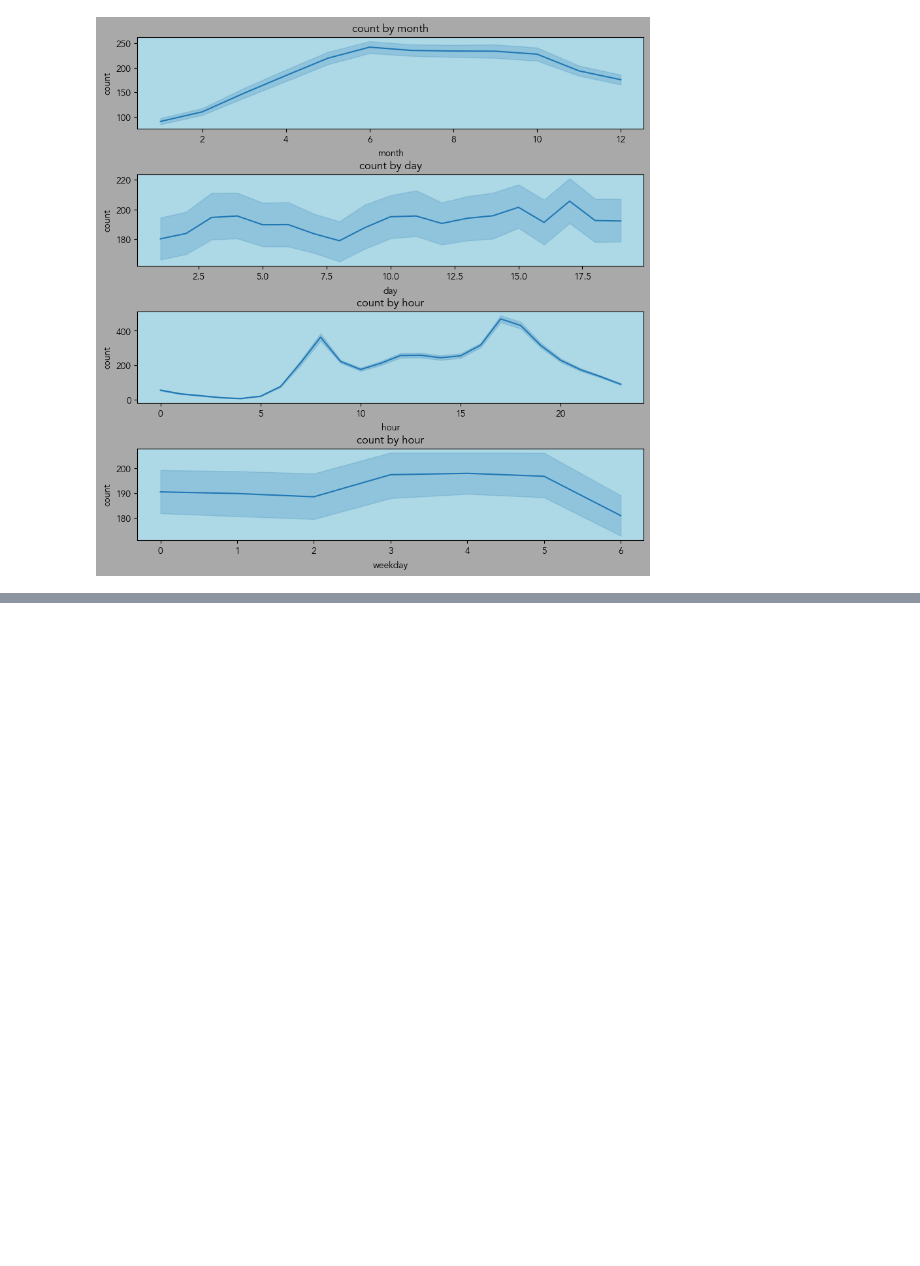
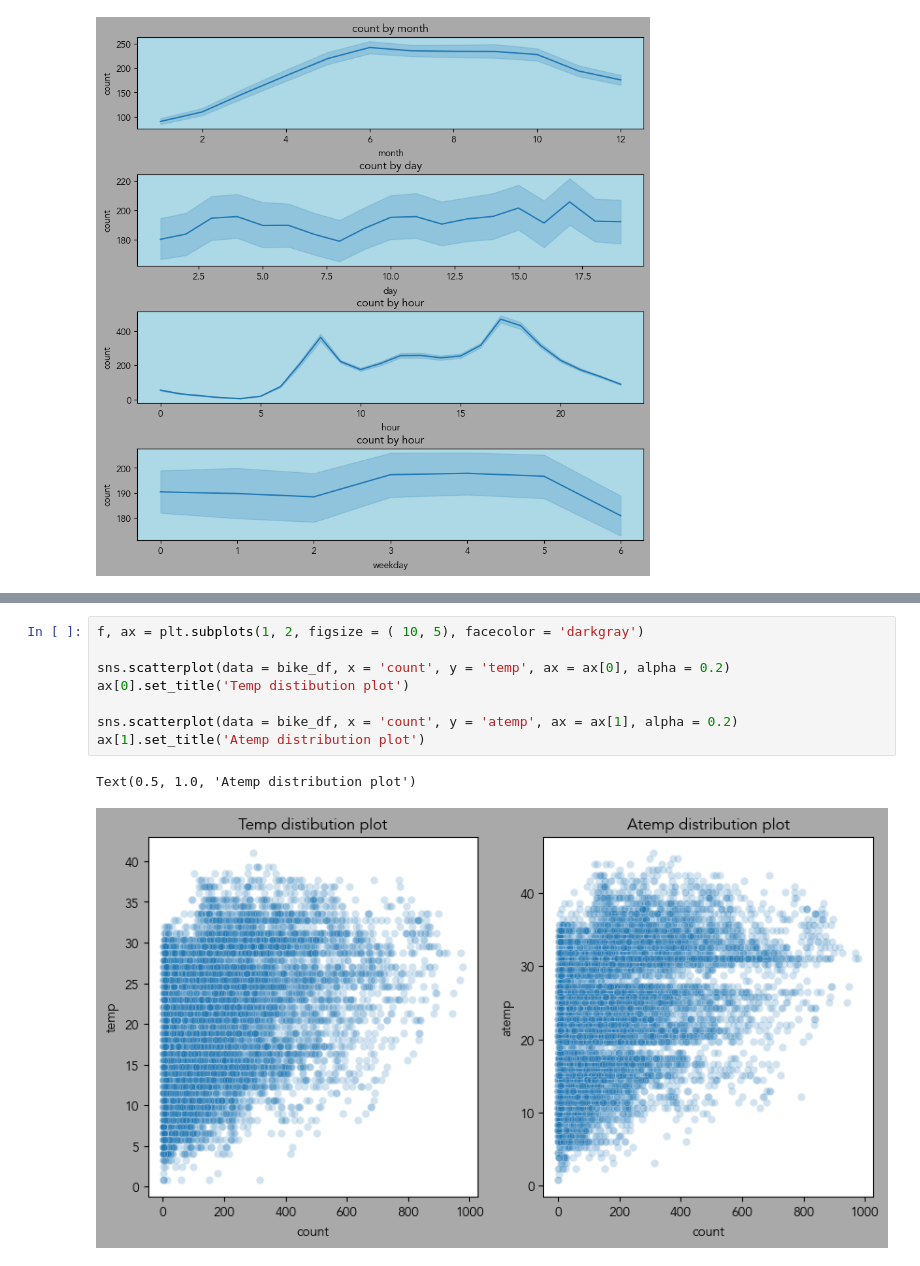
Before and after one commit to gyjong/workplace, a Jupyter notebook: Portfolio/bike_sharing_demand.ipynb, the cells around one changed output, grey strips where cells are left out. Drawn from its saved outputs; the diff is of its cells as text; blank space fills up the shorter version.

```diff
--- a/Portfolio/bike_sharing_demand.ipynb
+++ b/Portfolio/bike_sharing_demand.ipynb
@@ -156,0 +199,11 @@ plt.subplots_adjust(wspace=0.2, hspace=0.5)
+# %%
+f, ax = plt.subplots(1, 2, figsize = ( 10, 5), facecolor = 'darkgray')
+
+sns.scatterplot(data = bike_df, x = 'count', y = 'temp', ax = ax[0], alpha = 0.2)
+ax[0].set_title('Temp distibution plot')
+
+sns.scatterplot(data = bike_df, x = 'count', y = 'atemp', ax = ax[1], alpha = 0.2)
+ax[1].set_title('Atemp distribution plot')
+# %% [output]
+Text(0.5, 1.0, 'Atemp distribution plot')
+[figure, added]
```
Also changed, not shown: parts of 9 cells of this notebook.
